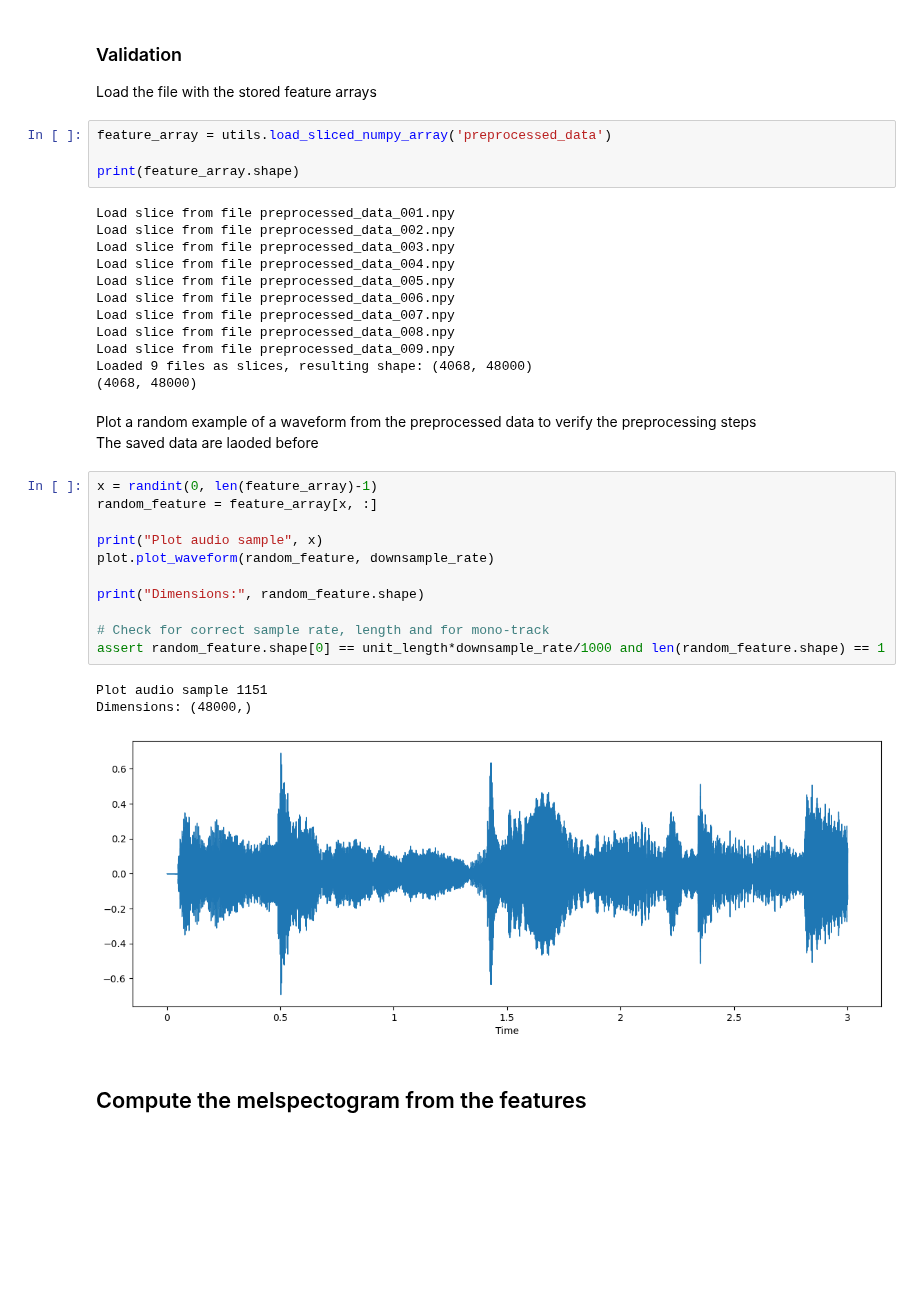
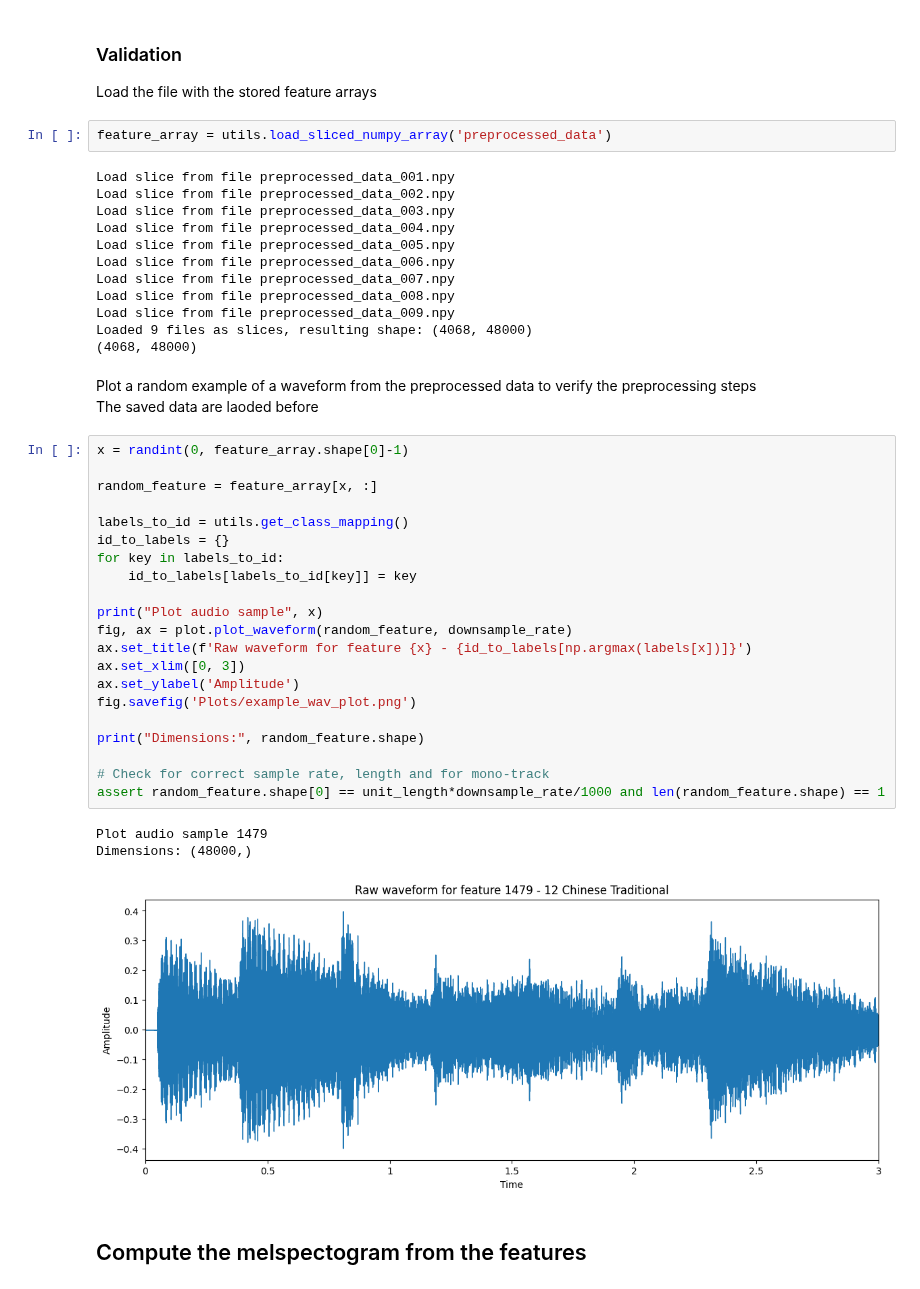
Before and after one commit to michaelstuffer98/ai_industry_project, a Jupyter notebook: feature_extraction.ipynb, the cells around one changed output. Drawn from its saved outputs; the diff is of its cells as text; blank space fills up the shorter version.

Commit message:
update audio plots

```diff
--- a/feature_extraction.ipynb
+++ b/feature_extraction.ipynb
@@ -198,8 +198,6 @@ Saved file to slices preprocessed_data
 Load the file with the stored feature arrays
 # %%
 feature_array = utils.load_sliced_numpy_array('preprocessed_data')
-
-print(feature_array.shape)
 # %% [output]
 Load slice from file preprocessed_data_001.npy
 Load slice from file preprocessed_data_002.npy
@@ -216,20 +214,30 @@ Loaded 9 files as slices, resulting shape: (4068, 48000)
 Plot a random example of a waveform from the preprocessed data to verify the preprocessing steps
 The saved data are laoded before
 # %%
-x = randint(0, len(feature_array)-1)
+x = randint(0, feature_array.shape[0]-1)
+
 random_feature = feature_array[x, :]
 
+labels_to_id = utils.get_class_mapping()
+id_to_labels = {}
+for key in labels_to_id:
+    id_to_labels[labels_to_id[key]] = key
+
 print("Plot audio sample", x)
-plot.plot_waveform(random_feature, downsample_rate)
+fig, ax = plot.plot_waveform(random_feature, downsample_rate)
+ax.set_title(f'Raw waveform for feature {x} - {id_to_labels[np.argmax(labels[x])]}')
+ax.set_xlim([0, 3])
+ax.set_ylabel('Amplitude')
+fig.savefig('Plots/example_wav_plot.png')
 
 print("Dimensions:", random_feature.shape)
 
 # Check for correct sample rate, length and for mono-track
 assert random_feature.shape[0] == unit_length*downsample_rate/1000 and len(random_feature.shape) == 1
 # %% [output]
-Plot audio sample 1151
+Plot audio sample 1479
 Dimensions: (48000,)
-[figure, old version]
+[figure, new version]
 # %% [markdown]
 ## Compute the melspectogram from the features
 # %%
```
Also changed, not shown: parts of 1 cell of this notebook, 4 other files.
